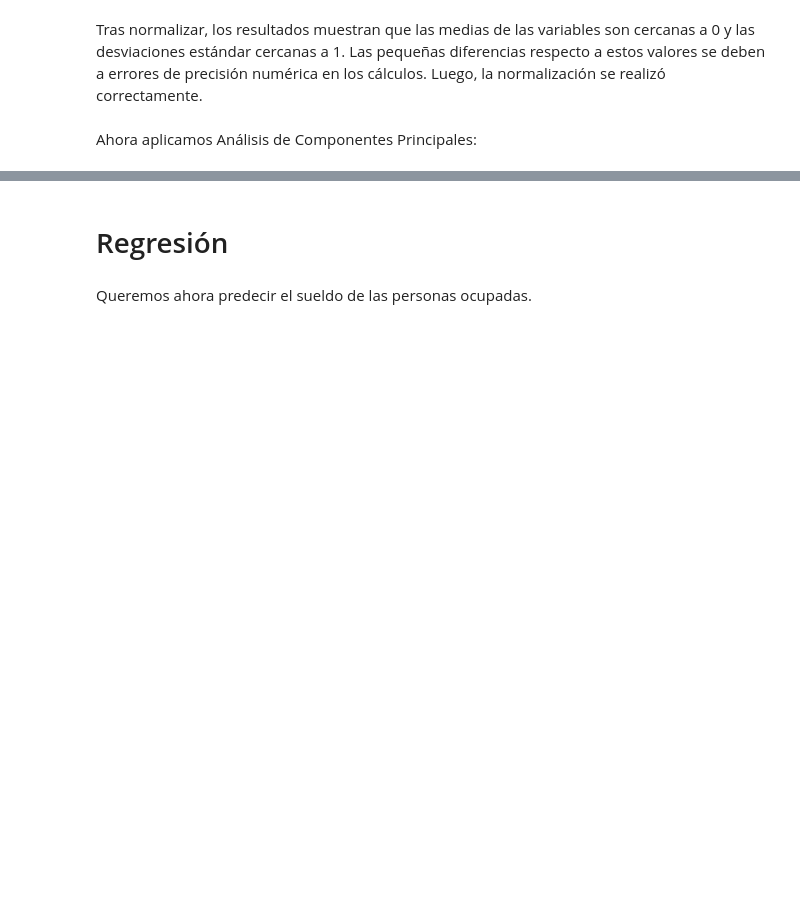
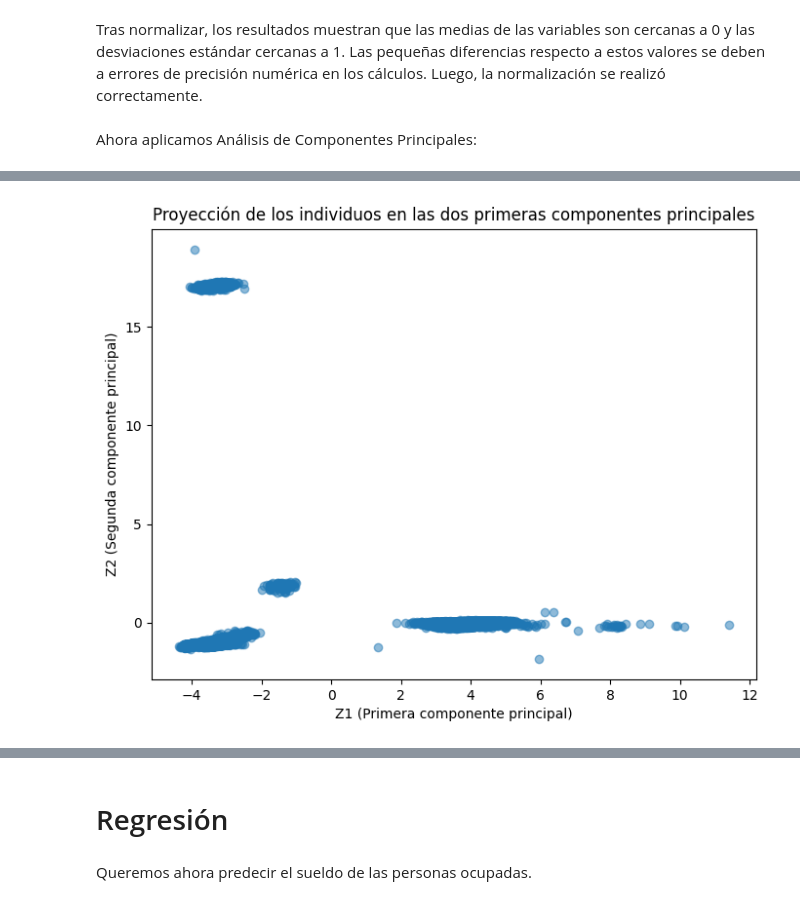
Before and after one commit to davidpalacio1/TP-1-LDD, a Jupyter notebook: TP_2_LDD_versionDavid.ipynb, the cells around one changed output, grey strips where cells are left out. Cells and saved outputs as stored; diff of their text form; code cells hidden in the pictures; blank space fills up the shorter version.

```diff
--- a/TP_2_LDD_versionDavid.ipynb
+++ b/TP_2_LDD_versionDavid.ipynb
@@ -685,0 +703,4 @@ Z = pca.transform(X_scaled)
+# %%
+# Para usarlo en la visualización creamos un DataFrame con las dos primer componentes principales:
+
+df_pca = pd.DataFrame(Z, columns=["Z1", "Z2"])
@@ -685,0 +716,16 @@ Z = pca.transform(X_scaled)
+# %%
+# Graficamos:
+
+import matplotlib.pyplot as plt
+
+plt.figure(figsize=(8,6))
+
+plt.scatter(df_pca["Z1"], df_pca["Z2"], alpha=0.5)
+
+plt.xlabel("Z1 (Primera componente principal)")
+plt.ylabel("Z2 (Segunda componente principal)")
+plt.title("Proyección de los individuos en las dos primeras componentes principales")
+
+plt.show()
+# %% [output]
+[figure, added]
```
Also changed, not shown: parts of 54 cells of this notebook.
